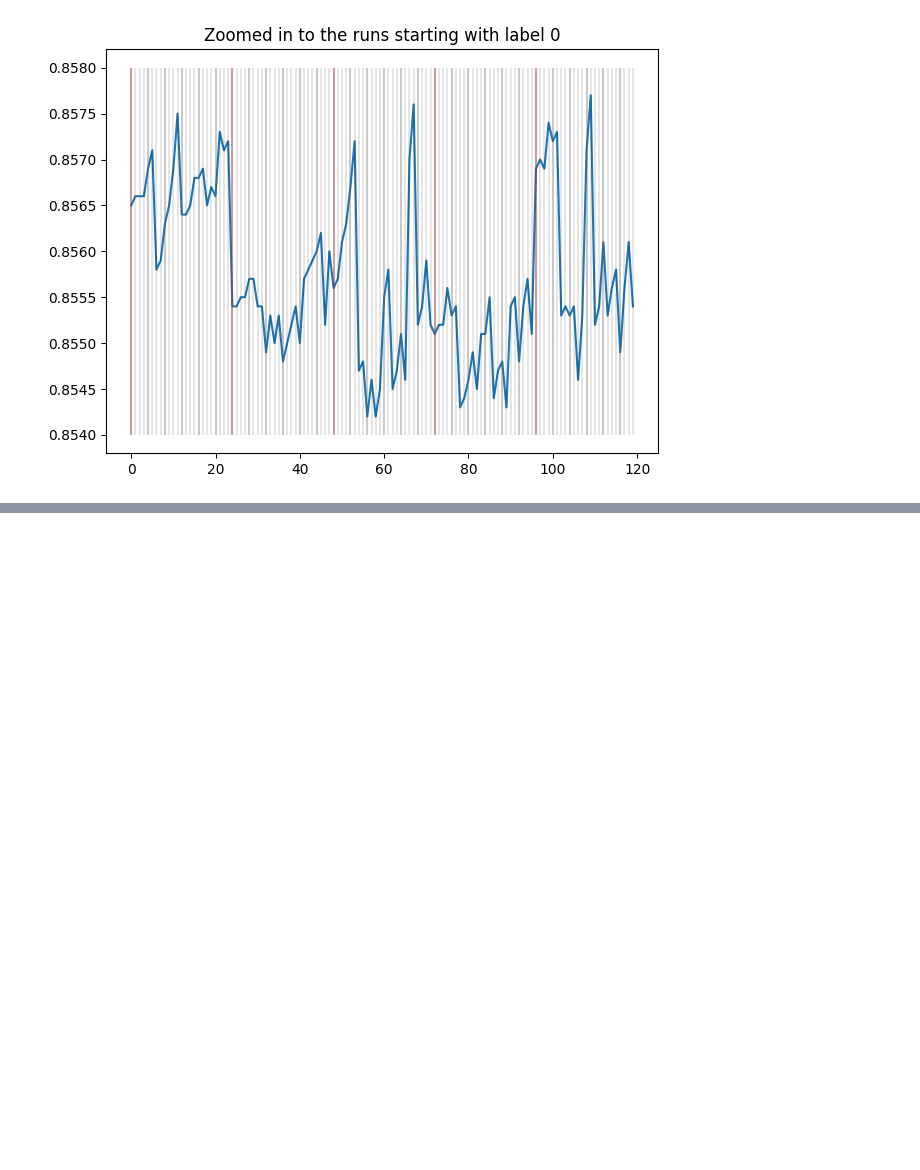
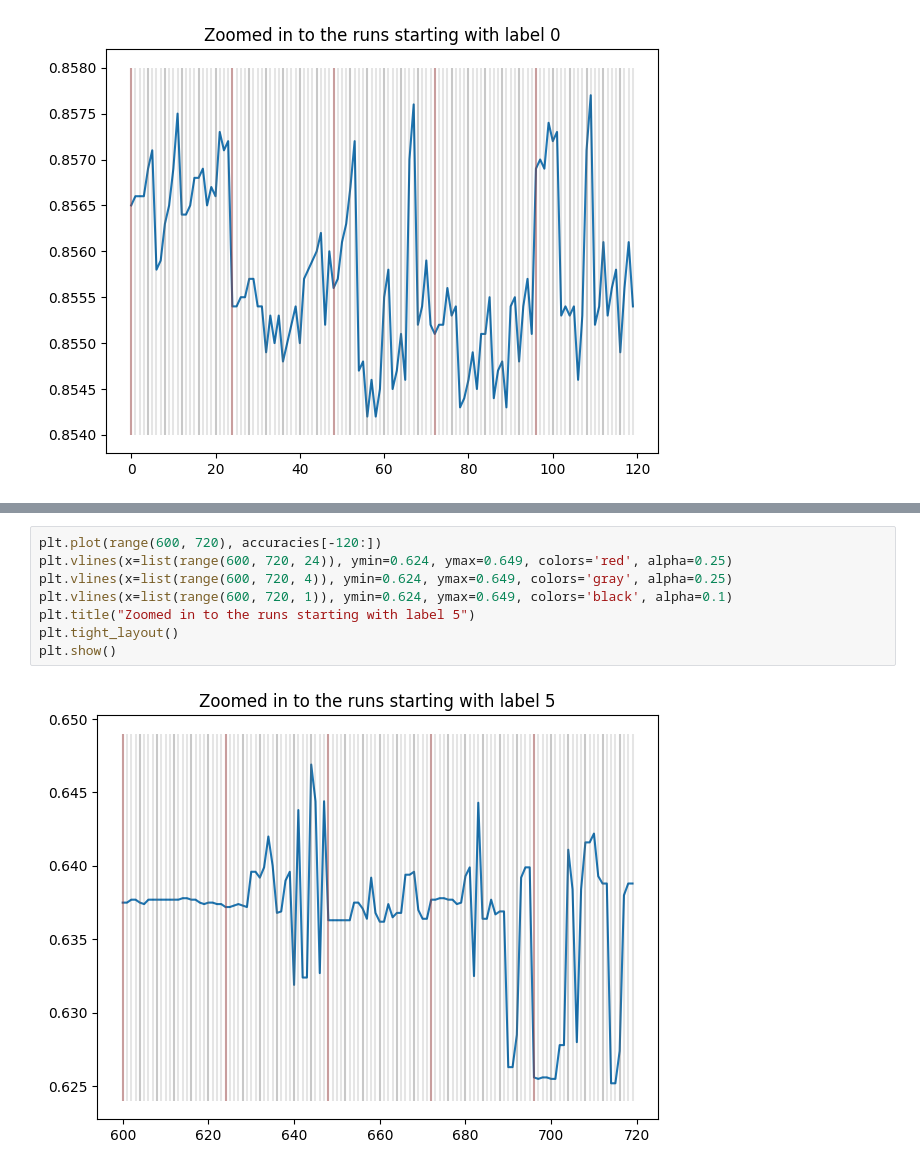
Before and after one commit to adv-11/ml-guardrails-project, a Jupyter notebook: output_guardrails/toxicity/evaluate_model2.ipynb, the cells around one changed output, grey strips where cells are left out. Cells and saved outputs as stored; diff of their text form; blank space fills up the shorter version.

```diff
--- a/output_guardrails/toxicity/evaluate_model2.ipynb
+++ b/output_guardrails/toxicity/evaluate_model2.ipynb
@@ -470,0 +545,10 @@ swapping to 5 at idx 96
+# %%
+plt.plot(range(600, 720), accuracies[-120:])
+plt.vlines(x=list(range(600, 720, 24)), ymin=0.624, ymax=0.649, colors='red', alpha=0.25)
+plt.vlines(x=list(range(600, 720, 4)), ymin=0.624, ymax=0.649, colors='gray', alpha=0.25)
+plt.vlines(x=list(range(600, 720, 1)), ymin=0.624, ymax=0.649, colors='black', alpha=0.1)
+plt.title("Zoomed in to the runs starting with label 5")
+plt.tight_layout()
+plt.show()
+# %% [output]
+[figure, added]
```
Also changed, not shown: parts of 16 cells of this notebook, 1 other file.
